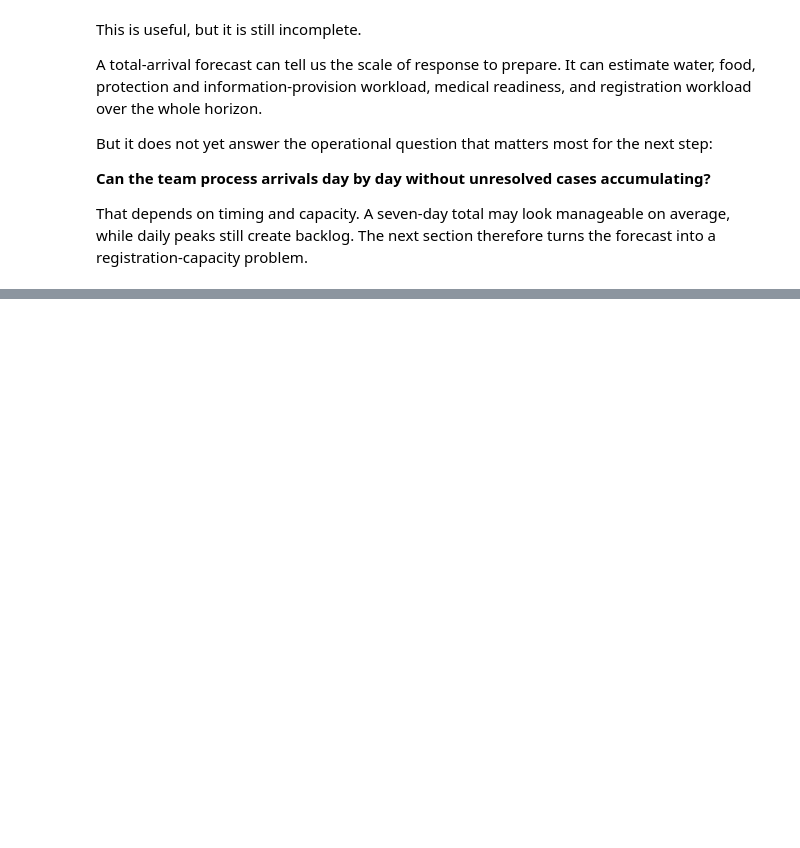
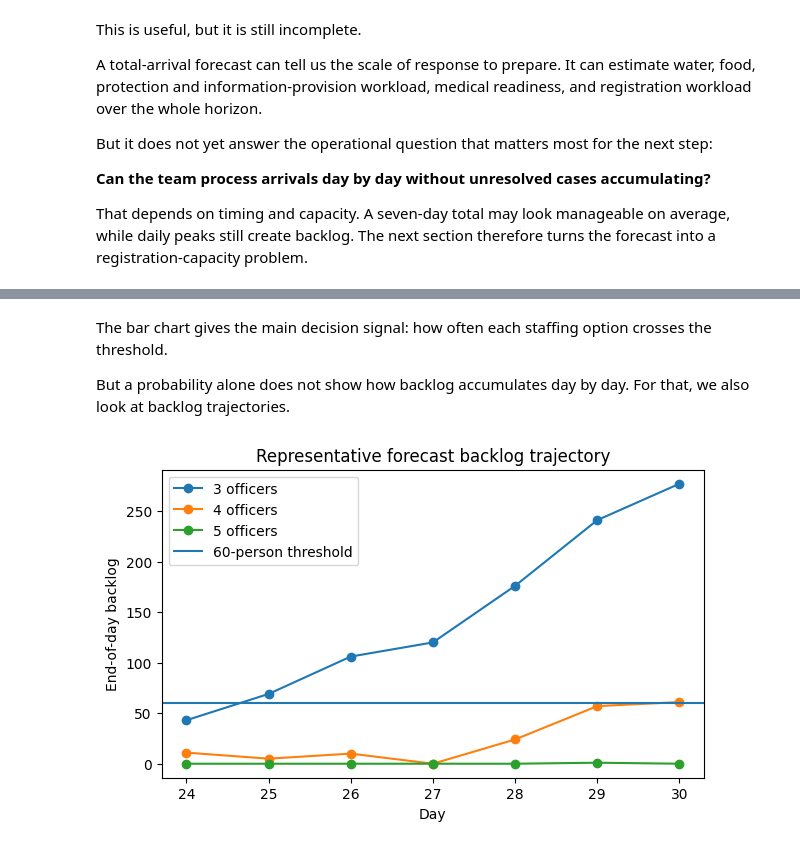
Before and after one commit to kcsongor011/humanitarian_decision_toolkit, a Jupyter notebook: notebooks/forecasting/arrival_dynamics_1_short_term_border_arrivals.ipynb, the cells around one changed output, grey strips where cells are left out. Saved outputs shown, nothing was run; the diff lists cells and outputs as text; code cells hidden in the pictures; blank space fills up the shorter version.

```diff
--- a/notebooks/forecasting/arrival_dynamics_1_short_term_border_arrivals.ipynb
+++ b/notebooks/forecasting/arrival_dynamics_1_short_term_border_arrivals.ipynb
@@ -1086,0 +1216,14 @@ That depends on timing and capacity. A seven-day total may look manageable on av
+# %%
+staffing_options = (3, 4, 5, 6, 7)
+
+staffing_options_table = pd.DataFrame(
+    {
+        "officers": staffing_options,
+        "daily_registration_capacity": [
+            calculate_daily_registration_capacity(officers=officers)
+            for officers in staffing_options
+        ],
+    }
+)
+
+staffing_options_table
@@ -1086,0 +1239,11 @@ That depends on timing and capacity. A seven-day total may look manageable on av
+# %%
+forecast_days_24_30_backlog = simulate_backlog_by_staffing(
+    forecast_days_24_30_simulations,
+    staffing_options=staffing_options,
+    initial_backlog=initial_backlog,
+    reception_capacity_threshold=reception_capacity_threshold,
+)
+
+forecast_days_24_30_backlog_risk = summarize_backlog_risk(
+    forecast_days_24_30_backlog
+)
@@ -1086,0 +1309,23 @@ That depends on timing and capacity. A seven-day total may look manageable on av
+# %% [markdown]
+The bar chart gives the main decision signal: how often each staffing option crosses the threshold.
+
+But a probability alone does not show how backlog accumulates day by day. For that, we also look at backlog trajectories.
+# %%
+representative_backlog_trajectories = forecast_days_24_30_backlog.loc[
+    (forecast_days_24_30_backlog["simulation_id"] == representative_simulation_id)
+    & (forecast_days_24_30_backlog["officers"].isin([3, 4, 5]))
+].copy()
+
+fig, ax = plt.subplots(figsize=(7, 4))
+for officers, group in representative_backlog_trajectories.groupby("officers"):
+    group = group.sort_values("day")
+    ax.plot(group["day"], group["backlog_end"], marker="o", label=f"{officers} officers")
+
+ax.axhline(reception_capacity_threshold, label="60-person threshold")
+ax.set_xlabel("Day")
+ax.set_ylabel("End-of-day backlog")
+ax.set_title("Representative forecast backlog trajectory")
+ax.legend()
+plt.show()
+# %% [output]
+[figure, added]
```
Also changed, not shown: parts of 19 cells of this notebook.
